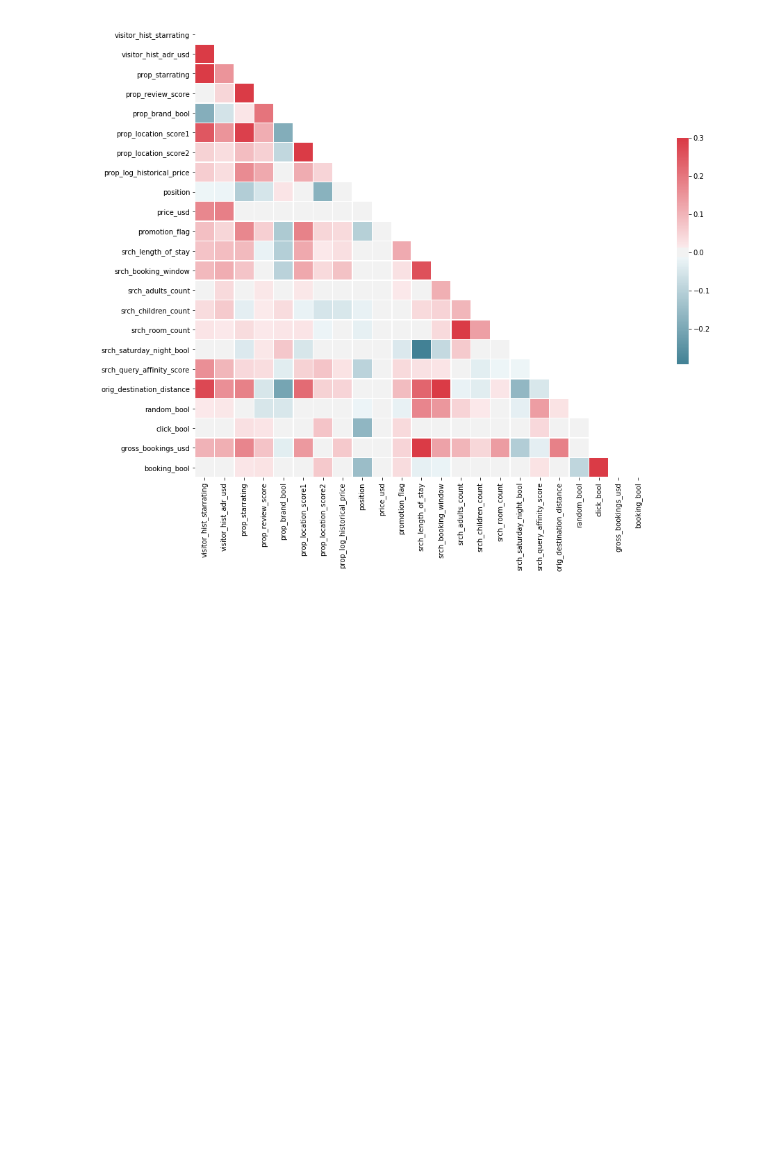
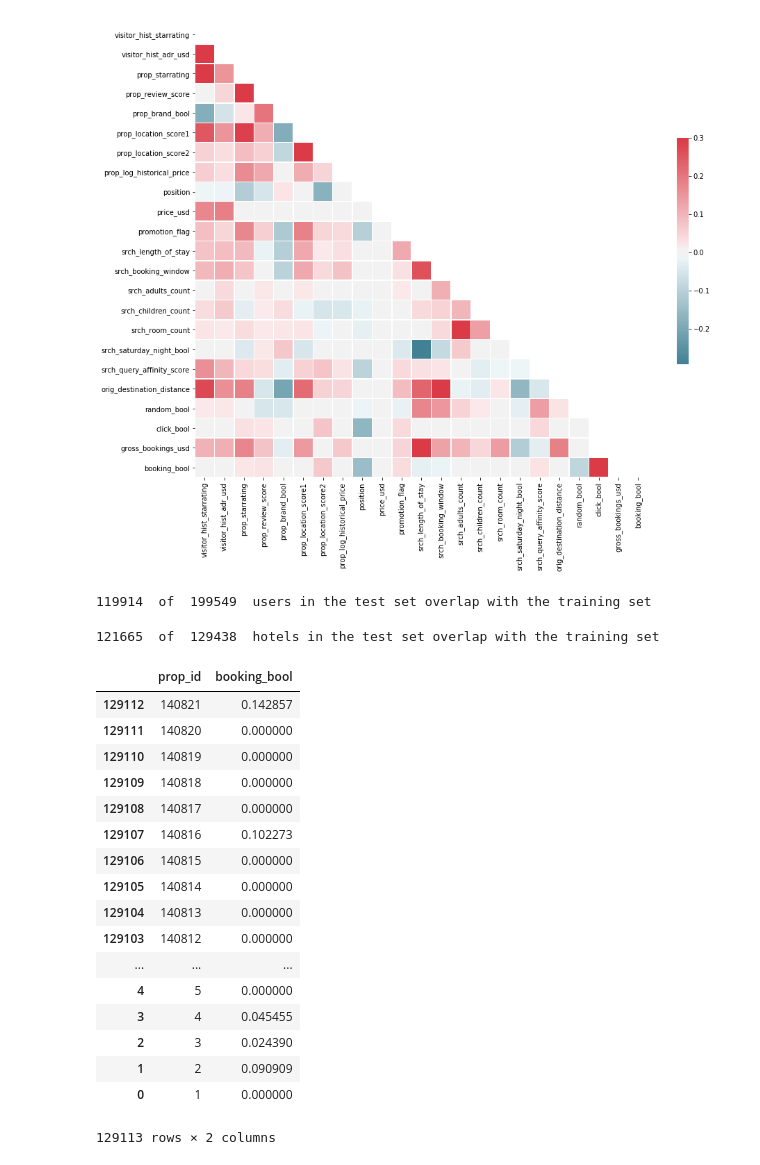
Before and after one commit to FionaLippert/DataMining, a Jupyter notebook: assignment2/explore_data.ipynb, the cells around one changed output. Cells and saved outputs as stored; diff of their text form; code cells hidden in the pictures; blank space fills up the shorter version.

```diff
--- a/assignment2/explore_data.ipynb
+++ b/assignment2/explore_data.ipynb
@@ -80,3 +105,42 @@ sns.heatmap(corr, mask=mask, cmap=cmap, vmax=.3, center=0,
 # %% [output]
 <matplotlib.axes._subplots.AxesSubplot at 0x...>
 [figure]
+# %%
+# check if test set contains other users than the training set
+test_ids = set(test.srch_id.unique())
+train_ids = set(train.srch_id.unique())
+intersection_count = len(test_ids & train_ids)
+intersection_count == len(test_ids)
+print(intersection_count, ' of ',len(test_ids),' users in the test set overlap with the training set')
+# %% [output]
+119914  of  199549  users in the test set overlap with the training set
+# %%
+# check if test set contains other hotels than the training set
+test_ids = set(test.prop_id.unique())
+train_ids = set(train.prop_id.unique())
+intersection_count = len(test_ids & train_ids)
+intersection_count == len(test_ids)
+print(intersection_count, ' of ',len(test_ids),' hotels in the test set overlap with the training set')
+# %% [output]
+121665  of  129438  hotels in the test set overlap with the training set
+# %%
+train[['booking_bool','prop_id']].groupby(['prop_id'], as_index=False).mean().sort_values(by='prop_id',ascending=False)
+# %% [output]
+|  | prop_id | booking_bool |
+| 129112 | 140821 | 0.142857 |
+| 129111 | 140820 | 0.000000 |
+| 129110 | 140819 | 0.000000 |
+| 129109 | 140818 | 0.000000 |
+| 129108 | 140817 | 0.000000 |
+| 129107 | 140816 | 0.102273 |
+| 129106 | 140815 | 0.000000 |
+| 129105 | 140814 | 0.000000 |
+| 129104 | 140813 | 0.000000 |
+| 129103 | 140812 | 0.000000 |
+| ... | ... | ... |
+| 4 | 5 | 0.000000 |
+| 3 | 4 | 0.045455 |
+| 2 | 3 | 0.024390 |
+| 1 | 2 | 0.090909 |
+| 0 | 1 | 0.000000 |
+129113 rows × 2 columns
```
Also changed, not shown: parts of 23 cells of this notebook.
